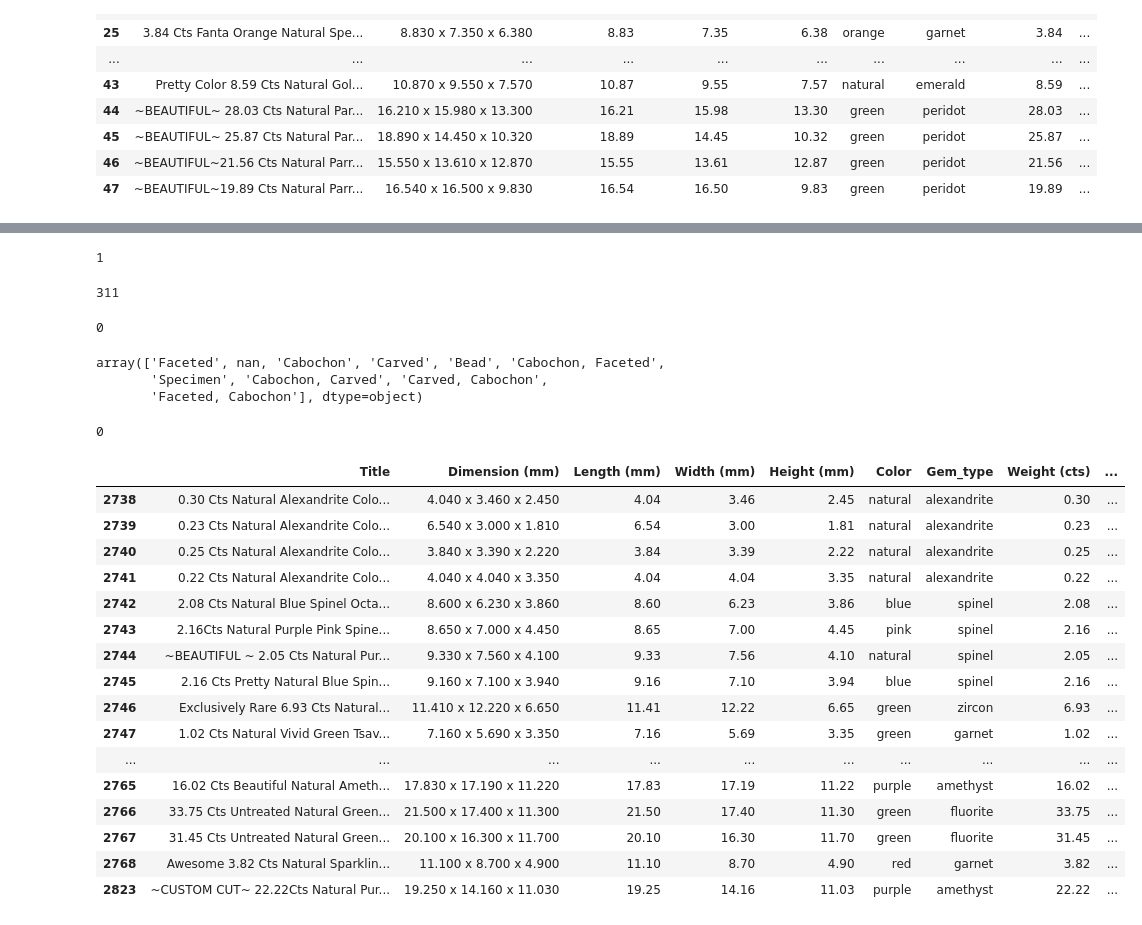
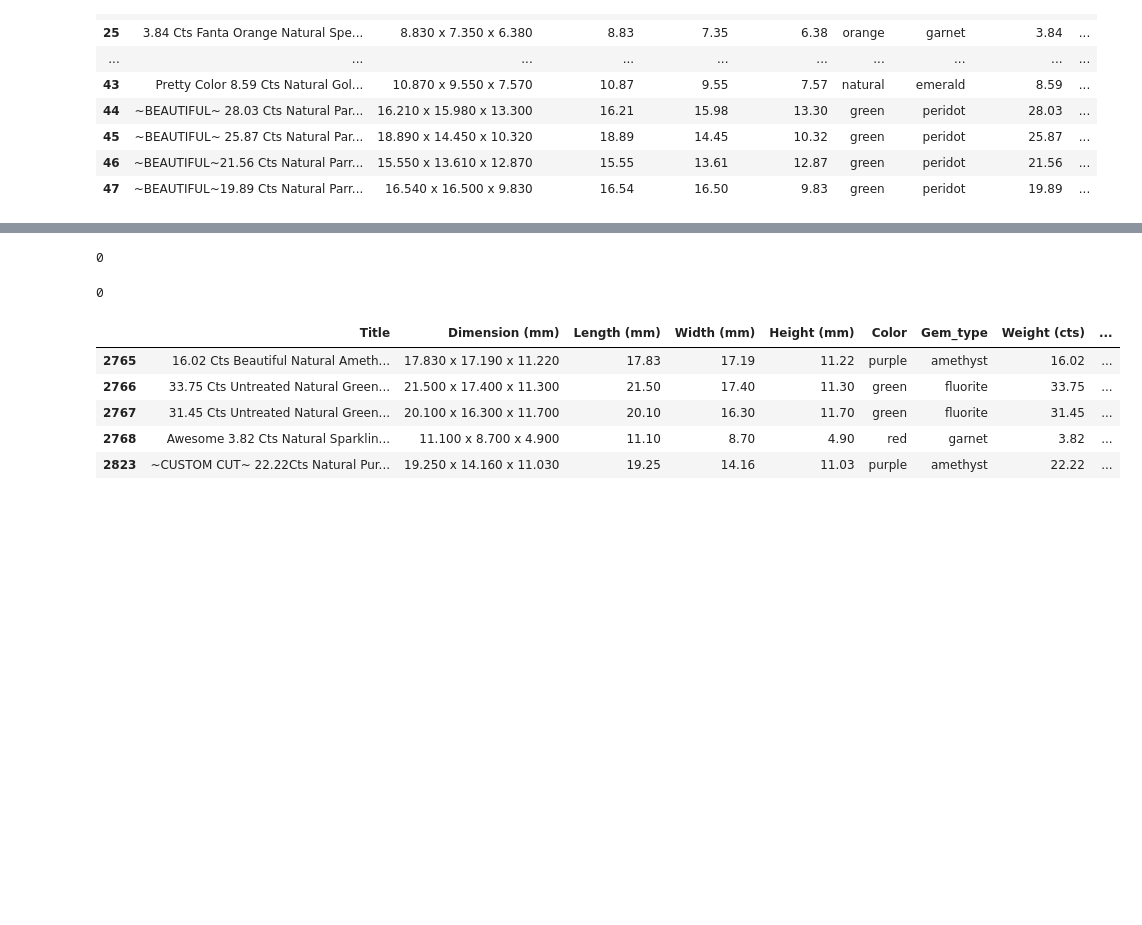
Before and after one commit to ushertpain/gem_price_data_analysis_proj, a Jupyter notebook: data_cleaning.ipynb, the cells around one changed output, grey strips where cells are left out. Cells and saved outputs as stored; diff of their text form; code cells hidden in the pictures; blank space fills up the shorter version.

```diff
--- a/data_cleaning.ipynb
+++ b/data_cleaning.ipynb
@@ -324,14 +338,3 @@ Number of null values: 312
-# %%
-#after a series of checking, null values where coming from Weight and Type column.
-count = df['Weight (cts)'].isnull().sum()
-print(count)
-# %% [output]
-1
-# %%
-count = df['Type'].isnull().sum()
-print(count)
-# %% [output]
-311
 # %%
 #interpolate weight using the Length (mm)	Width (mm)	Height (mm)
 tempdf = df[['Length (mm)','Width (mm)','Height (mm)','Weight (cts)']]
@@ -342,13 +345,6 @@ count = df['Weight (cts)'].isnull().sum()
 print(count)
 # %% [output]
 0
-# %%
-#checking type unique values
-df['Type'].unique()
-# %% [output]
-array(['Faceted', nan, 'Cabochon', 'Carved', 'Bead', 'Cabochon, Faceted',
-       'Specimen', 'Cabochon, Carved', 'Carved, Cabochon',
-       'Faceted, Cabochon'], dtype=object)
 # %%
 #populate type null values with 'unknown'
 df['Type'] = df['Type'].fillna('Unknown')
@@ -357,20 +353,9 @@ print(count)
 # %% [output]
 0
 # %%
-df.tail(30)
+df.tail()
 # %% [output]
 |  | Title | Dimension (mm) | Length (mm) | Width (mm) | Height (mm) | Color | Gem_type | Weight (cts) | ... |
-| 2738 | 0.30 Cts Natural Alexandrite Colo... | 4.040 x 3.460 x 2.450 | 4.04 | 3.46 | 2.45 | natural | alexandrite | 0.30 | ... |
-| 2739 | 0.23 Cts Natural Alexandrite Colo... | 6.540 x 3.000 x 1.810 | 6.54 | 3.00 | 1.81 | natural | alexandrite | 0.23 | ... |
-| 2740 | 0.25 Cts Natural Alexandrite Colo... | 3.840 x 3.390 x 2.220 | 3.84 | 3.39 | 2.22 | natural | alexandrite | 0.25 | ... |
-| 2741 | 0.22 Cts Natural Alexandrite Colo... | 4.040 x 4.040 x 3.350 | 4.04 | 4.04 | 3.35 | natural | alexandrite | 0.22 | ... |
-| 2742 | 2.08 Cts Natural Blue Spinel Octa... | 8.600 x 6.230 x 3.860 | 8.60 | 6.23 | 3.86 | blue | spinel | 2.08 | ... |
-| 2743 | 2.16Cts Natural Purple Pink Spine... | 8.650 x 7.000 x 4.450 | 8.65 | 7.00 | 4.45 | pink | spinel | 2.16 | ... |
-| 2744 | ~BEAUTIFUL ~ 2.05 Cts Natural Pur... | 9.330 x 7.560 x 4.100 | 9.33 | 7.56 | 4.10 | natural | spinel | 2.05 | ... |
-| 2745 | 2.16 Cts Pretty Natural Blue Spin... | 9.160 x 7.100 x 3.940 | 9.16 | 7.10 | 3.94 | blue | spinel | 2.16 | ... |
-| 2746 | Exclusively Rare 6.93 Cts Natural... | 11.410 x 12.220 x 6.650 | 11.41 | 12.22 | 6.65 | green | zircon | 6.93 | ... |
-| 2747 | 1.02 Cts Natural Vivid Green Tsav... | 7.160 x 5.690 x 3.350 | 7.16 | 5.69 | 3.35 | green | garnet | 1.02 | ... |
-| ... | ... | ... | ... | ... | ... | ... | ... | ... | ... |
 | 2765 | 16.02 Cts Beautiful Natural Ameth... | 17.830 x 17.190 x 11.220 | 17.83 | 17.19 | 11.22 | purple | amethyst | 16.02 | ... |
 | 2766 | 33.75 Cts Untreated Natural Green... | 21.500 x 17.400 x 11.300 | 21.50 | 17.40 | 11.30 | green | fluorite | 33.75 | ... |
 | 2767 | 31.45 Cts Untreated Natural Green... | 20.100 x 16.300 x 11.700 | 20.10 | 16.30 | 11.70 | green | fluorite | 31.45 | ... |
```
Also changed, not shown: parts of 1 cell of this notebook, 1 other file.
